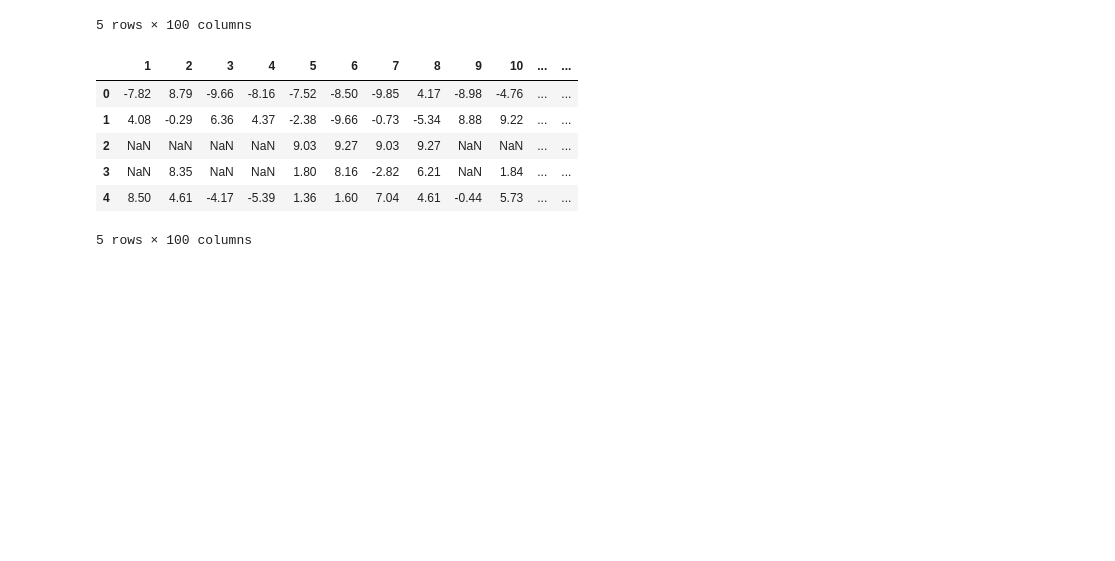
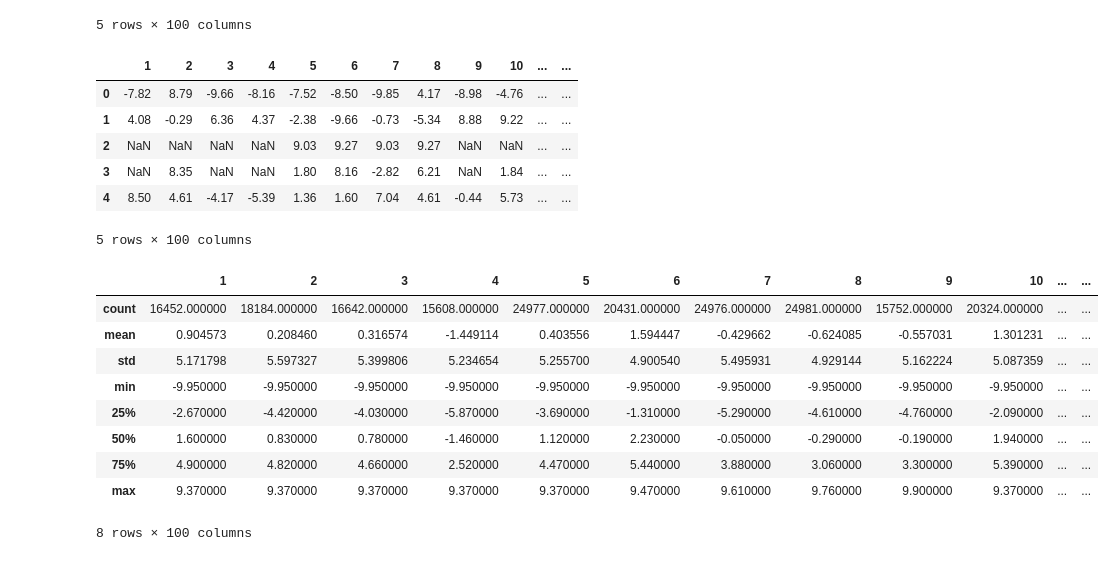
Before and after one commit to kkoban/Data-Science-and-Decision-Making, a Jupyter notebook: Labs/Lab 6/my_recommender.ipynb, the cells around one changed output. Saved outputs shown, nothing was run; the diff lists cells and outputs as text; code cells hidden in the pictures; blank space fills up the shorter version.

```diff
--- a/Labs/Lab 6/my_recommender.ipynb
+++ b/Labs/Lab 6/my_recommender.ipynb
@@ -45,3 +45,16 @@ test_set.head()
 | 3 | NaN | 8.35 | NaN | NaN | 1.80 | 8.16 | -2.82 | 6.21 | NaN | 1.84 | ... | ... |
 | 4 | 8.50 | 4.61 | -4.17 | -5.39 | 1.36 | 1.60 | 7.04 | 4.61 | -0.44 | 5.73 | ... | ... |
 5 rows × 100 columns
+# %%
+test_set.describe(include = 'all')
+# %% [output]
+|  | 1 | 2 | 3 | 4 | 5 | 6 | 7 | 8 | 9 | 10 | ... | ... |
+| count | 16452.000000 | 18184.000000 | 16642.000000 | 15608.000000 | 24977.000000 | 20431.000000 | 24976.000000 | 24981.000000 | 15752.000000 | 20324.000000 | ... | ... |
+| mean | 0.904573 | 0.208460 | 0.316574 | -1.449114 | 0.403556 | 1.594447 | -0.429662 | -0.624085 | -0.557031 | 1.301231 | ... | ... |
+| std | 5.171798 | 5.597327 | 5.399806 | 5.234654 | 5.255700 | 4.900540 | 5.495931 | 4.929144 | 5.162224 | 5.087359 | ... | ... |
+| min | -9.950000 | -9.950000 | -9.950000 | -9.950000 | -9.950000 | -9.950000 | -9.950000 | -9.950000 | -9.950000 | -9.950000 | ... | ... |
+| 25% | -2.670000 | -4.420000 | -4.030000 | -5.870000 | -3.690000 | -1.310000 | -5.290000 | -4.610000 | -4.760000 | -2.090000 | ... | ... |
+| 50% | 1.600000 | 0.830000 | 0.780000 | -1.460000 | 1.120000 | 2.230000 | -0.050000 | -0.290000 | -0.190000 | 1.940000 | ... | ... |
+| 75% | 4.900000 | 4.820000 | 4.660000 | 2.520000 | 4.470000 | 5.440000 | 3.880000 | 3.060000 | 3.300000 | 5.390000 | ... | ... |
+| max | 9.370000 | 9.370000 | 9.370000 | 9.370000 | 9.370000 | 9.470000 | 9.610000 | 9.760000 | 9.900000 | 9.370000 | ... | ... |
+8 rows × 100 columns
```
Also changed, not shown: parts of 15 cells of this notebook, 1 other file.
